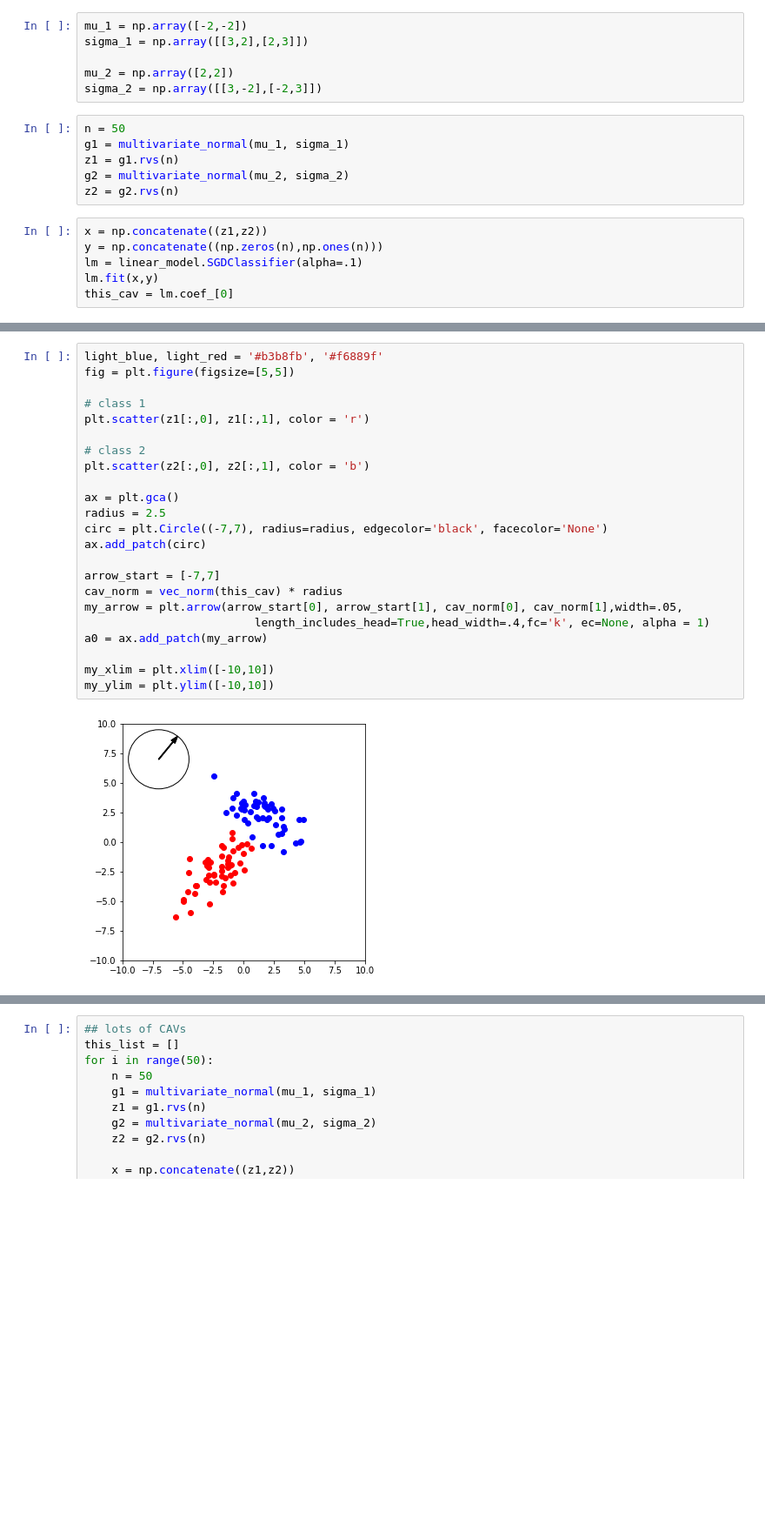
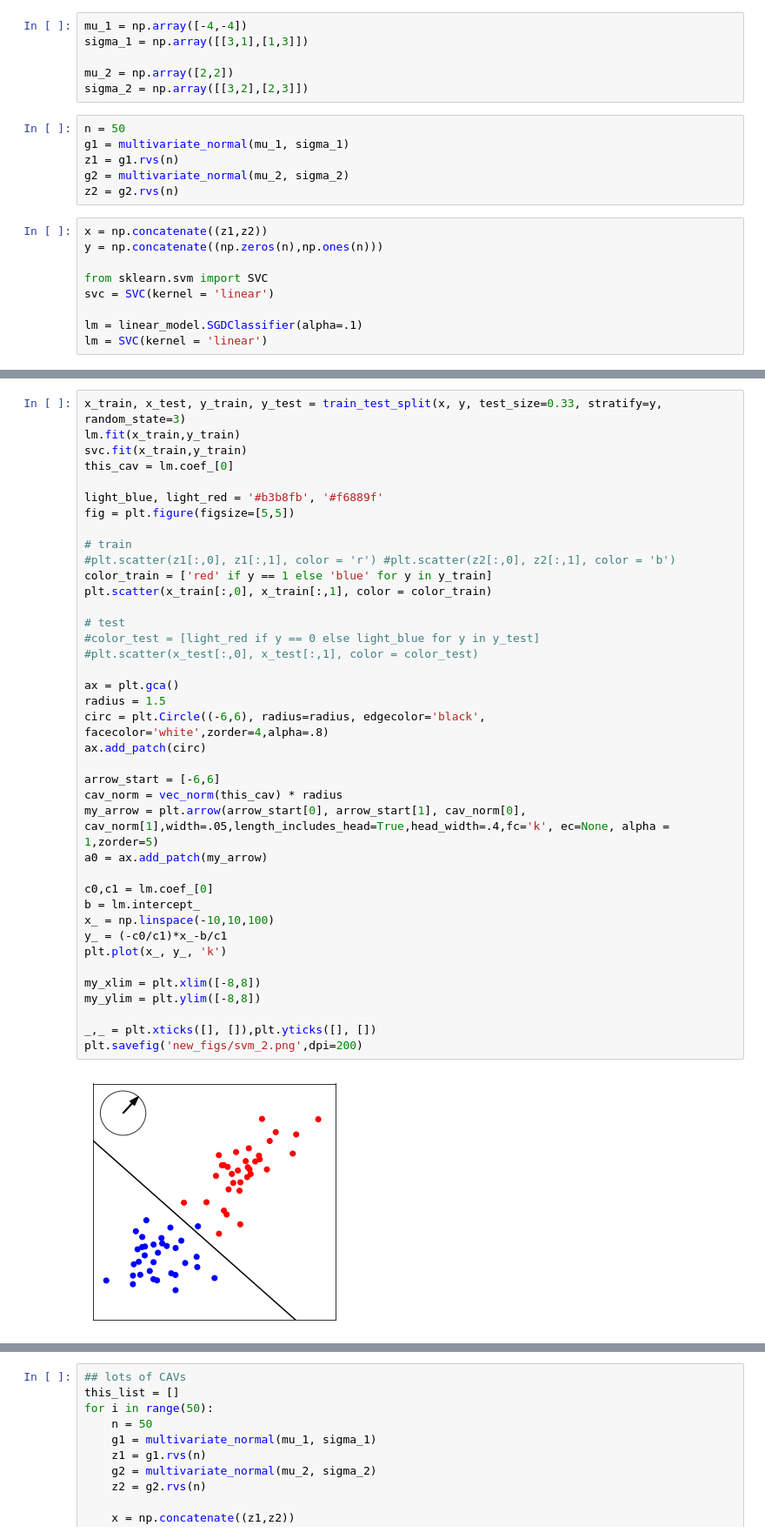
Before and after one commit to tyler-martin-12/tcav_on_azure, a Jupyter notebook: robust_cavs.ipynb, the cells around one changed output, grey strips where cells are left out. Shown at 87% size. Cells and saved outputs as stored; diff of their text form; blank space fills up the shorter version.

```diff
--- a/robust_cavs.ipynb
+++ b/robust_cavs.ipynb
@@ -881,11 +881,11 @@ array([0])
 # %% [markdown]
 ## Toy Example
 # %%
-mu_1 = np.array([-2,-2])
-sigma_1 = np.array([[3,2],[2,3]])
+mu_1 = np.array([-4,-4])
+sigma_1 = np.array([[3,1],[1,3]])
 
 mu_2 = np.array([2,2])
-sigma_2 = np.array([[3,-2],[-2,3]])
+sigma_2 = np.array([[3,2],[2,3]])
 # %%
 n = 50
 g1 = multivariate_normal(mu_1, sigma_1)
@@ -895,6 +895,9 @@ z2 = g2.rvs(n)
 # %%
 x = np.concatenate((z1,z2))
 y = np.concatenate((np.zeros(n),np.ones(n)))
+
+from sklearn.svm import SVC
+svc = SVC(kernel = 'linear')
+
 lm = linear_model.SGDClassifier(alpha=.1)
-lm.fit(x,y)
-this_cav = lm.coef_[0]
+lm = SVC(kernel = 'linear')
@@ -905,25 +907,41 @@ array([0.58144212, 0.76711404])
 # %%
+x_train, x_test, y_train, y_test = train_test_split(x, y, test_size=0.33, stratify=y, random_state=3)
+lm.fit(x_train,y_train)
+svc.fit(x_train,y_train)
+this_cav = lm.coef_[0]
+
 light_blue, light_red = '#b3b8fb', '#f6889f'
 fig = plt.figure(figsize=[5,5])
 
-# class 1
-plt.scatter(z1[:,0], z1[:,1], color = 'r')
+# train
+#plt.scatter(z1[:,0], z1[:,1], color = 'r') #plt.scatter(z2[:,0], z2[:,1], color = 'b')
+color_train = ['red' if y == 1 else 'blue' for y in y_train]
+plt.scatter(x_train[:,0], x_train[:,1], color = color_train)
 
-# class 2
-plt.scatter(z2[:,0], z2[:,1], color = 'b')
+# test
+#color_test = [light_red if y == 0 else light_blue for y in y_test]
+#plt.scatter(x_test[:,0], x_test[:,1], color = color_test)
 
 ax = plt.gca()
-radius = 2.5
-circ = plt.Circle((-7,7), radius=radius, edgecolor='black', facecolor='None')
+radius = 1.5
+circ = plt.Circle((-6,6), radius=radius, edgecolor='black', facecolor='white',zorder=4,alpha=.8)
 ax.add_patch(circ)
 
-arrow_start = [-7,7]
+arrow_start = [-6,6]
 cav_norm = vec_norm(this_cav) * radius
-my_arrow = plt.arrow(arrow_start[0], arrow_start[1], cav_norm[0], cav_norm[1],width=.05,
-                         length_includes_head=True,head_width=.4,fc='k', ec=None, alpha = 1)
+my_arrow = plt.arrow(arrow_start[0], arrow_start[1], cav_norm[0], cav_norm[1],width=.05,length_includes_head=True,head_width=.4,fc='k', ec=None, alpha = 1,zorder=5)
 a0 = ax.add_patch(my_arrow)
 
-my_xlim = plt.xlim([-10,10])
-my_ylim = plt.ylim([-10,10])
+c0,c1 = lm.coef_[0]
+b = lm.intercept_
+x_ = np.linspace(-10,10,100)
+y_ = (-c0/c1)*x_-b/c1
+plt.plot(x_, y_, 'k')
+
+my_xlim = plt.xlim([-8,8])
+my_ylim = plt.ylim([-8,8])
+
+_,_ = plt.xticks([], []),plt.yticks([], [])
+plt.savefig('new_figs/svm_2.png',dpi=200)
 # %% [output]
-[figure, old version]
+[figure, new version]
```
Also changed, not shown: parts of 135 cells of this notebook, 8 other files.
